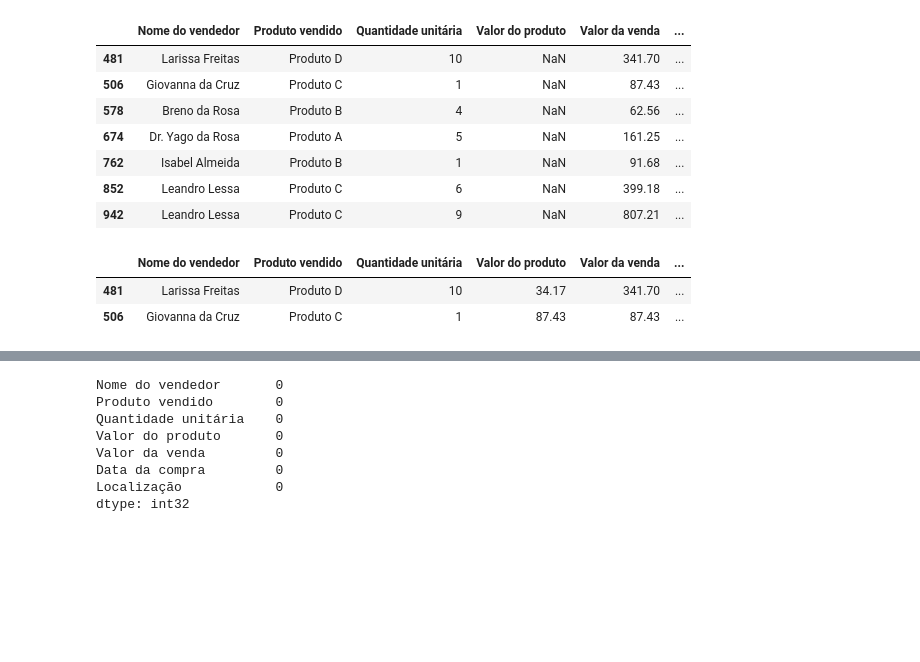
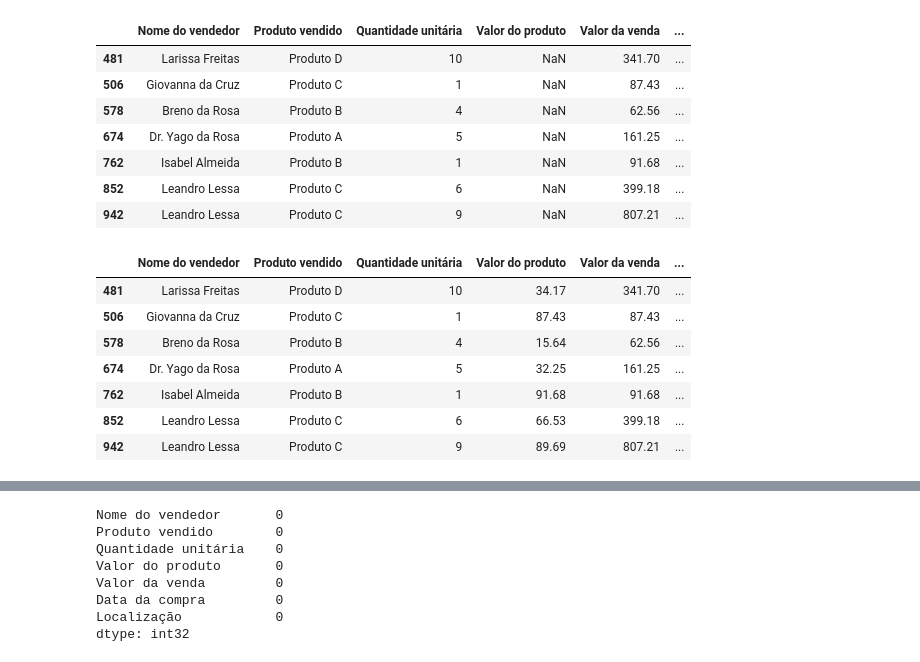
Before and after one commit to campos-dev/xpe_analista_dados_financas, a Jupyter notebook: modulo2_fundamentos_analise_ciencia_dados/pratico/TPM2.ipynb, the cells around one changed output, grey strips where cells are left out. Drawn from its saved outputs; the diff is of its cells as text; code cells hidden in the pictures; blank space fills up the shorter version.

```diff
--- a/modulo2_fundamentos_analise_ciencia_dados/pratico/TPM2.ipynb
+++ b/modulo2_fundamentos_analise_ciencia_dados/pratico/TPM2.ipynb
@@ -83,8 +87,13 @@ product_value_fixed = df['Valor da venda'] / df['Quantidade unitária']
 
 df['Valor do produto'] = df['Valor do produto'].fillna(value=product_value_fixed)
 # %%
-df.query('index in (481, 506)')
+df.query('index in (481, 506, 578, 674, 762,852, 942)')
 # %% [output]
 |  | Nome do vendedor | Produto vendido | Quantidade unitária | Valor do produto | Valor da venda | ... |
 | 481 | Larissa Freitas | Produto D | 10 | 34.17 | 341.70 | ... |
 | 506 | Giovanna da Cruz | Produto C | 1 | 87.43 | 87.43 | ... |
+| 578 | Breno da Rosa | Produto B | 4 | 15.64 | 62.56 | ... |
+| 674 | Dr. Yago da Rosa | Produto A | 5 | 32.25 | 161.25 | ... |
+| 762 | Isabel Almeida | Produto B | 1 | 91.68 | 91.68 | ... |
+| 852 | Leandro Lessa | Produto C | 6 | 66.53 | 399.18 | ... |
+| 942 | Leandro Lessa | Produto C | 9 | 89.69 | 807.21 | ... |
```
Also changed, not shown: parts of 7 cells of this notebook, 2 other files.
